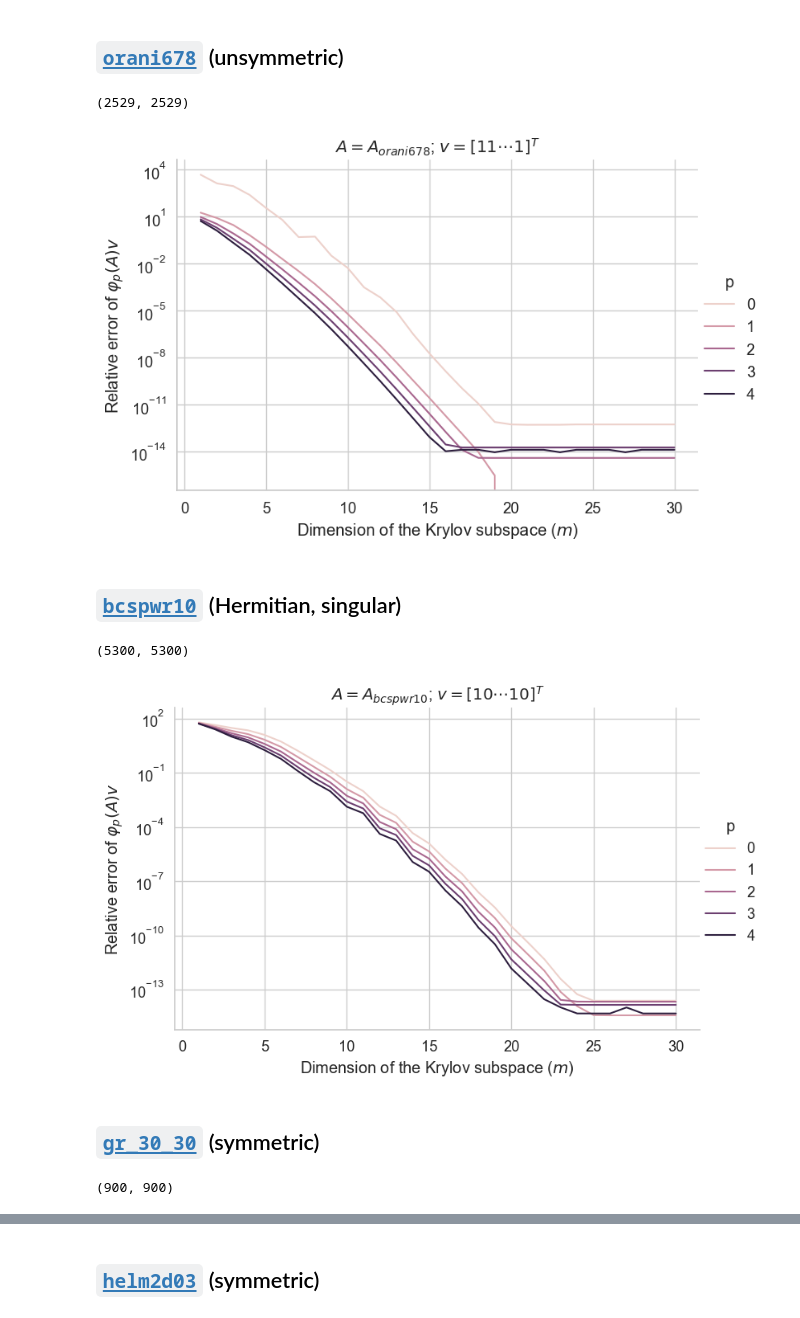
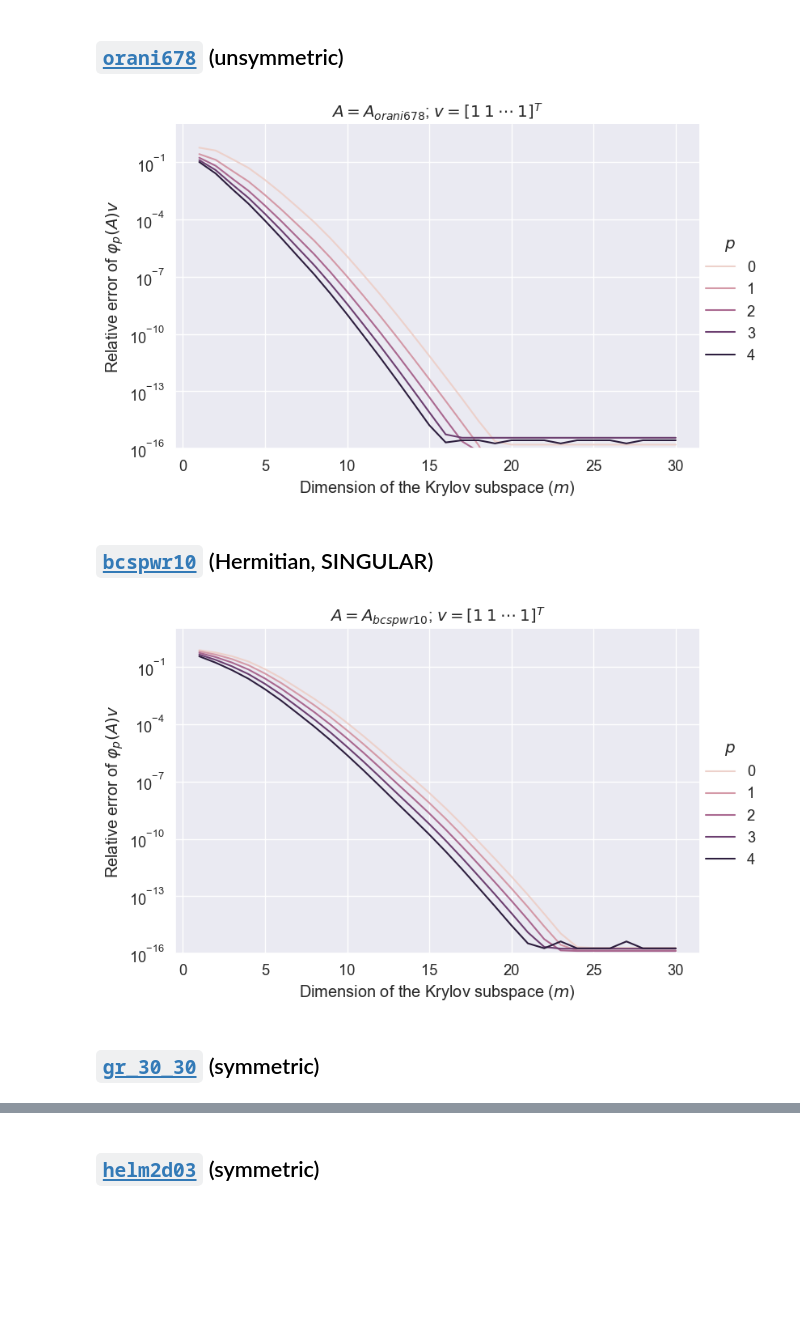
Before and after one commit to sprmsv/KAMF, a Jupyter notebook: experiments.ipynb, the cells around one changed output, grey strips where cells are left out. Drawn from its saved outputs; the diff is of its cells as text; code cells hidden in the pictures; blank space fills up the shorter version.

Commit message:
add new plots

```diff
--- a/experiments.ipynb
+++ b/experiments.ipynb
@@ -14,7 +14,7 @@ from src.helpers import get_FD_matrix, relative_error
 # %%
 # Set the desired theme
 sns.set_theme(
-    style='whitegrid',
+    # style='whitegrid',
     font_scale=1.2,
 )
 # %% [markdown]
@@ -215,9 +210,9 @@ def study_convergence(
 
         dfs.append(
             pd.DataFrame({
-                'p': [p] * len(ms),
-                'm': ms,
-                'errs': errs,
+                '$p$': [p] * len(ms),
+                '$m$': ms,
+                'Relative error': errs,
             })
         )
 
@@ -225,14 +220,15 @@ def study_convergence(
     data = pd.concat(objs=dfs, axis=0)
     sns.relplot(
         data=data,
-        x='m',
-        y='errs',
-        hue='p',
+        x='$m$',
+        y='Relative error',
+        hue='$p$',
         kind='line',
         height=5,
         aspect=1.5,
     )
     plt.yscale('log')
+    plt.ylim([1e-16, 1e+01])
     if title:
         plt.title(title)
     plt.xlabel('Dimension of the Krylov subspace ($m$)')
@@ -296,42 +296,31 @@ _ = study_convergence(
 # %% [markdown]
 ## [`orani678`](https://suitesparse-collection-website.herokuapp.com/?filterrific%5Bsearch_query%5D=orani678&filterrific%5Bsorted_by%5D=name_asc) (unsymmetric)
-# %%
-orani678.shape
-# %% [output]
-(2529, 2529)
 # %%
-# CHECK: It does not look good when compared to the recurrence metod
-data_orani = study_convergence(
+df_orani678 = study_convergence(
     A=orani678,
     v=np.ones(shape=(orani678.shape[0],), dtype=orani678.dtype),
     p_max=5,
     ms=[int(m) for m in np.linspace(1, 30, 30)],
-    title='$A=A_{orani678}$; $v=[1 1 \cdots 1]^T$',
+    title='$A=A_{orani678}$; $v=[1\:1\:\cdots\:1]^T$',
     m_exact=256,
 )
+df_orani678['$A =$'] = '$orani678$'
 # %% [output]
-[figure, old version]
+[figure, new version]
 # %% [markdown]
-## [`bcspwr10`](https://suitesparse-collection-website.herokuapp.com/?filterrific%5Bsearch_query%5D=bcspwr10&filterrific%5Bsorted_by%5D=name_asc) (Hermitian, singular)
+## [`bcspwr10`](https://suitesparse-collection-website.herokuapp.com/?filterrific%5Bsearch_query%5D=bcspwr10&filterrific%5Bsorted_by%5D=name_asc) (Hermitian, SINGULAR)
-# %%
-bcspwr10.shape
-# %% [output]
-(5300, 5300)
 # %%
-data_bcspwr10 = study_convergence(
+df_bcspwr10 = study_convergence(
     A=bcspwr10,
-    v=np.array([1, 0] * (bcspwr10.shape[0] // 2)),
+    v=np.ones(shape=(bcspwr10.shape[0],), dtype=bcspwr10.dtype),
     p_max=5,
     ms=[int(m) for m in np.linspace(1, 30, 30)],
-    title='$A=A_{bcspwr10}$; $v=[1 0 \cdots 1 0]^T$',
-    m_exact=256,  # NOTE: Singular matrix, m_exact must be given
+    title='$A=A_{bcspwr10}$; $v=[1\:1\:\cdots\:1]^T$',
+    m_exact=256,
 )
+df_bcspwr10['$A =$'] = '$bcspwr10$'
 # %% [output]
-[figure, old version]
+[figure, new version]
 # %% [markdown]
 ## [`gr_30_30`](https://suitesparse-collection-website.herokuapp.com/HB/gr_30_30) (symmetric)
-# %%
-gr_30_30.shape
-# %% [output]
-(900, 900)
 # %%
```
Also changed, not shown: parts of 22 cells of this notebook, 15 other files.
